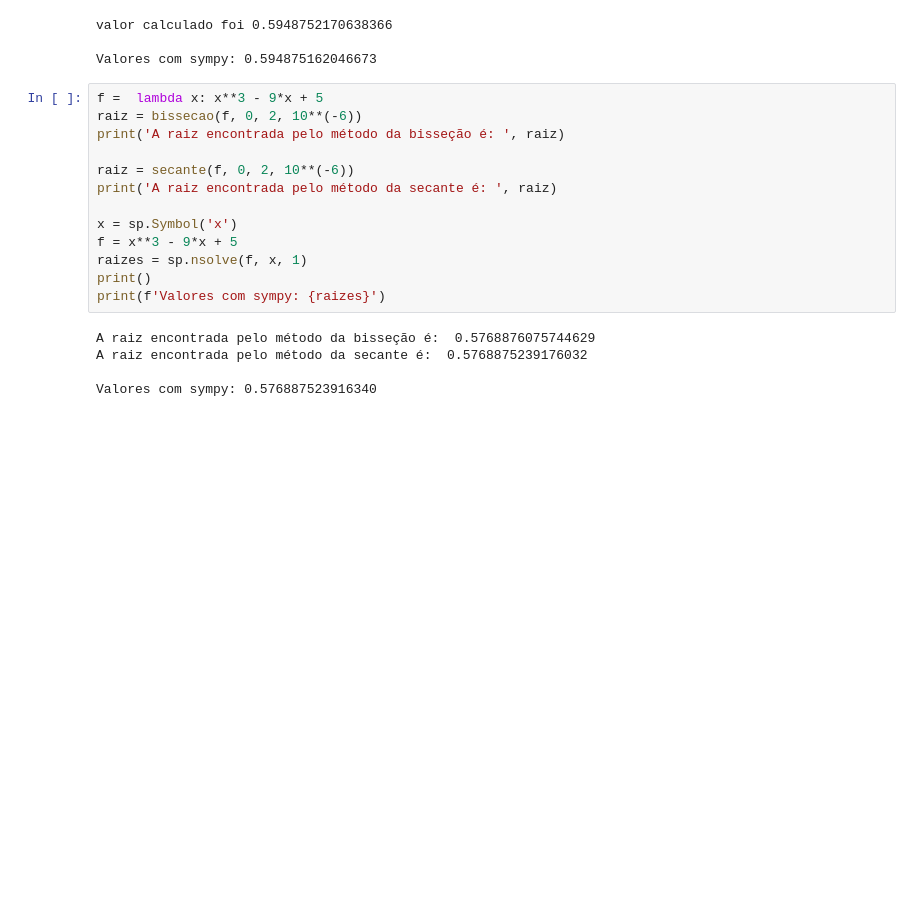
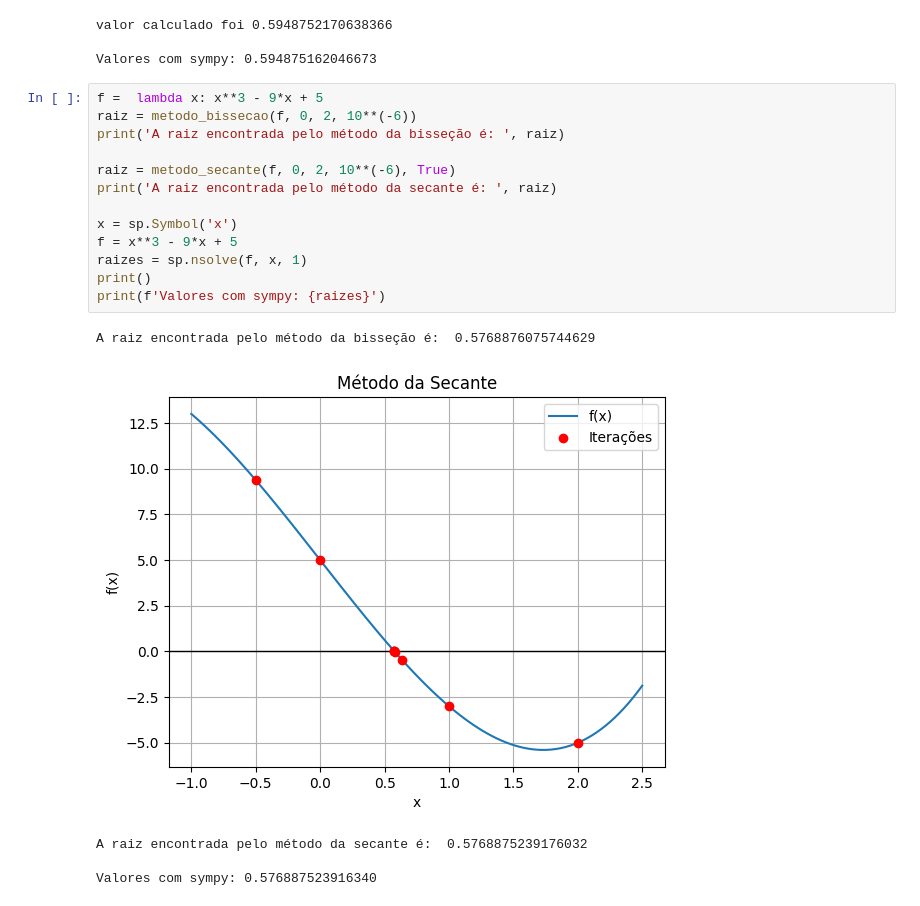
Before and after one commit to Mateus-Band/CB2325NumericaG07, a Jupyter notebook: notebooks_demos/raizes_demo.ipynb, the cells around one changed output. Drawn from its saved outputs; the diff is of its cells as text; blank space fills up the shorter version.

```diff
--- a/notebooks_demos/raizes_demo.ipynb
+++ b/notebooks_demos/raizes_demo.ipynb
@@ -28,19 +28,20 @@ valor calculado foi 0.5948752170638366
 Valores com sympy: 0.594875162046673
 # %%
 f =  lambda x: x**3 - 9*x + 5
-raiz = bissecao(f, 0, 2, 10**(-6))
+raiz = metodo_bissecao(f, 0, 2, 10**(-6))
 print('A raiz encontrada pelo método da bisseção é: ', raiz)
 
-raiz = secante(f, 0, 2, 10**(-6))
+raiz = metodo_secante(f, 0, 2, 10**(-6), True)
 print('A raiz encontrada pelo método da secante é: ', raiz)
 
 x = sp.Symbol('x')
 f = x**3 - 9*x + 5
 raizes = sp.nsolve(f, x, 1)
 print()
 print(f'Valores com sympy: {raizes}')
 # %% [output]
 A raiz encontrada pelo método da bisseção é:  0.5768876075744629
-A raiz encontrada pelo método da secante é:  0.5768875239176032
-
-Valores com sympy: 0.576887523916340
+[figure, added]
+A raiz encontrada pelo método da secante é:  0.5768875239176032
+
+Valores com sympy: 0.576887523916340
```
Also changed, not shown: parts of 1 cell of this notebook, 2 other files.
